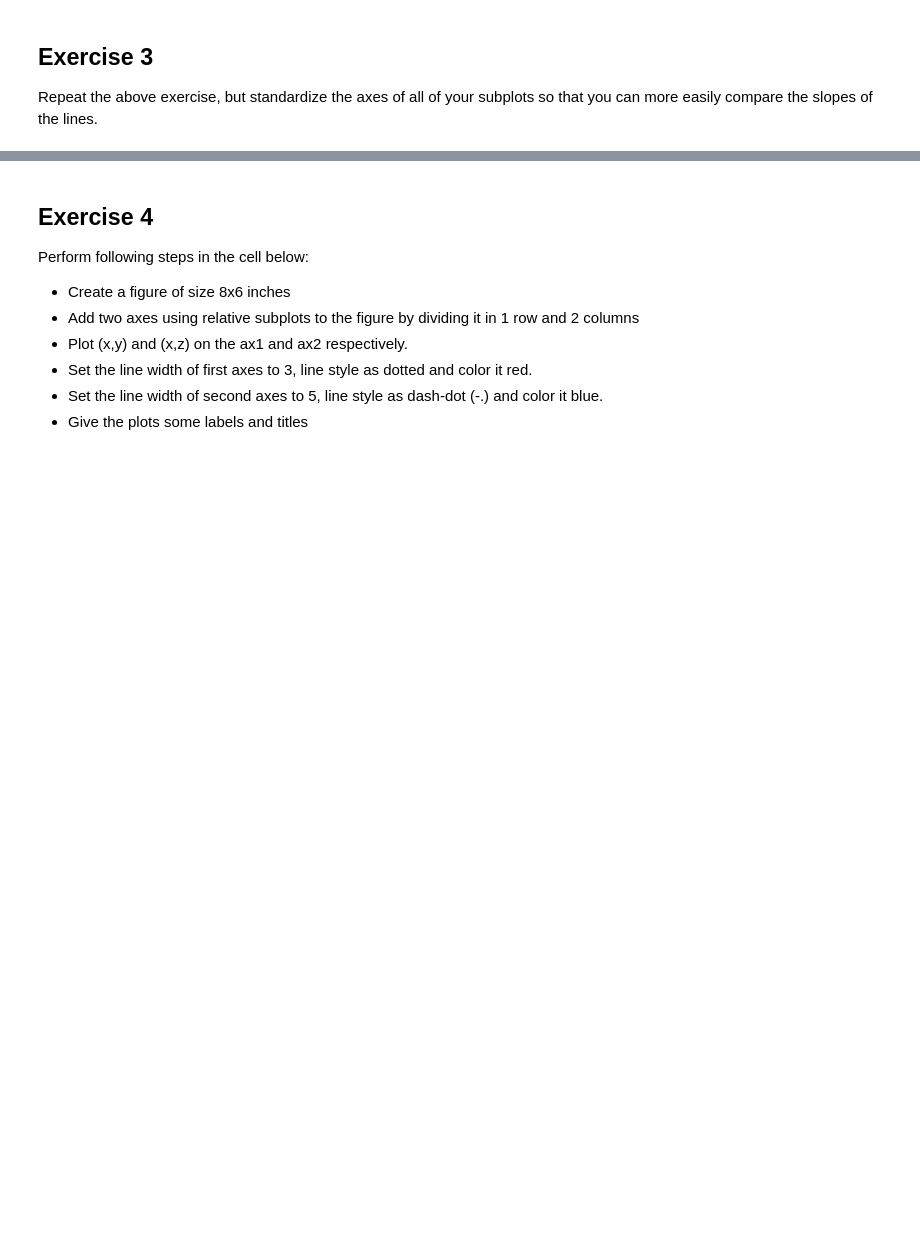
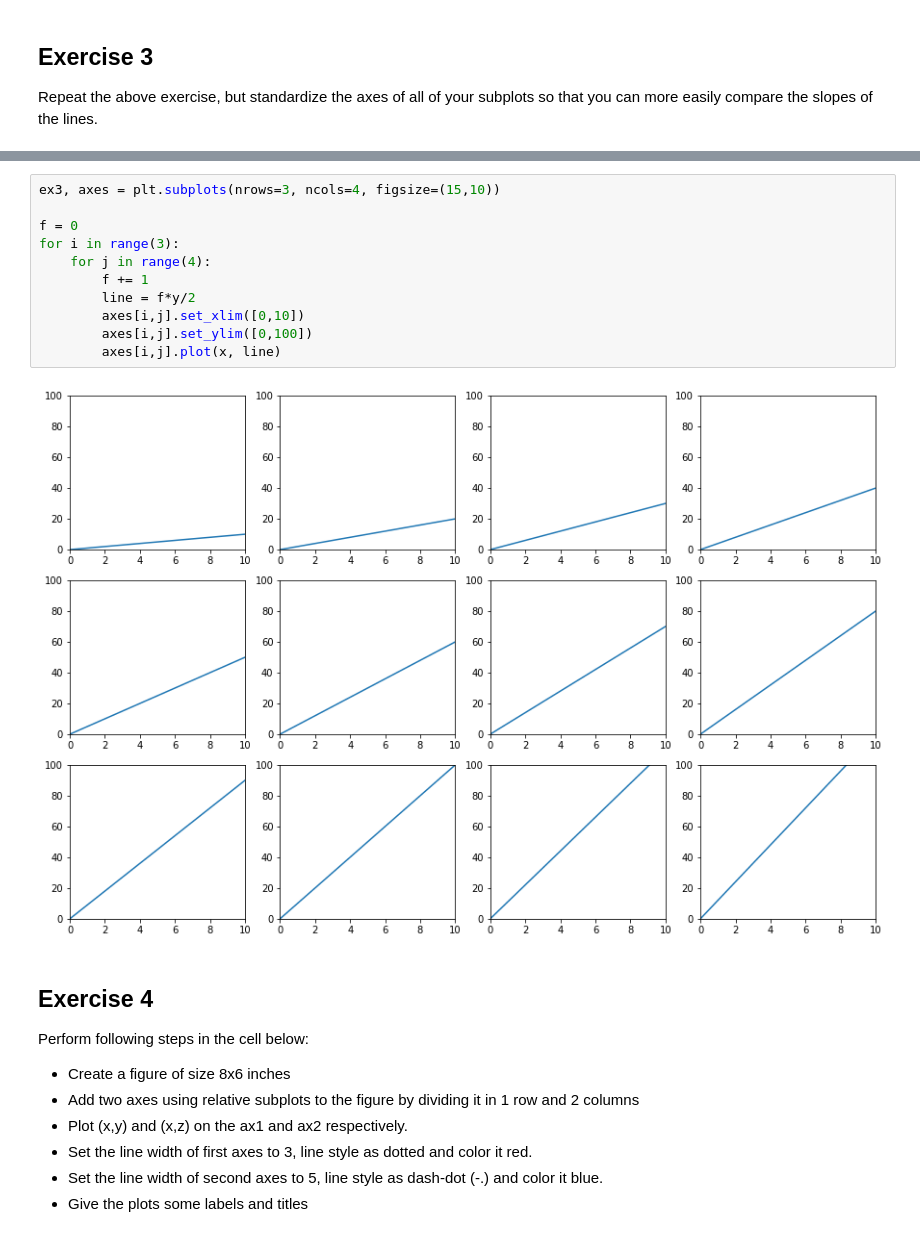
Before and after one commit to lindseyberlin/dsc-more-practice-with-matplotlib-lab-houston-ds-042219, a Jupyter notebook: index.ipynb, the cells around one changed output, grey strips where cells are left out. Saved outputs shown, nothing was run; the diff lists cells and outputs as text; blank space fills up the shorter version.

```diff
--- a/index.ipynb
+++ b/index.ipynb
@@ -116,3 +101,16 @@ Repeat the above exercise, but standardize the axes of all of your subplots so t
+# %%
+ex3, axes = plt.subplots(nrows=3, ncols=4, figsize=(15,10))
+
+f = 0
+for i in range(3):
+    for j in range(4):
+        f += 1
+        line = f*y/2
+        axes[i,j].set_xlim([0,10])
+        axes[i,j].set_ylim([0,100])
+        axes[i,j].plot(x, line)
+# %% [output]
+[figure, added]
 # %% [markdown]
 ## Exercise 4
 
```
Also changed, not shown: parts of 6 cells of this notebook.
